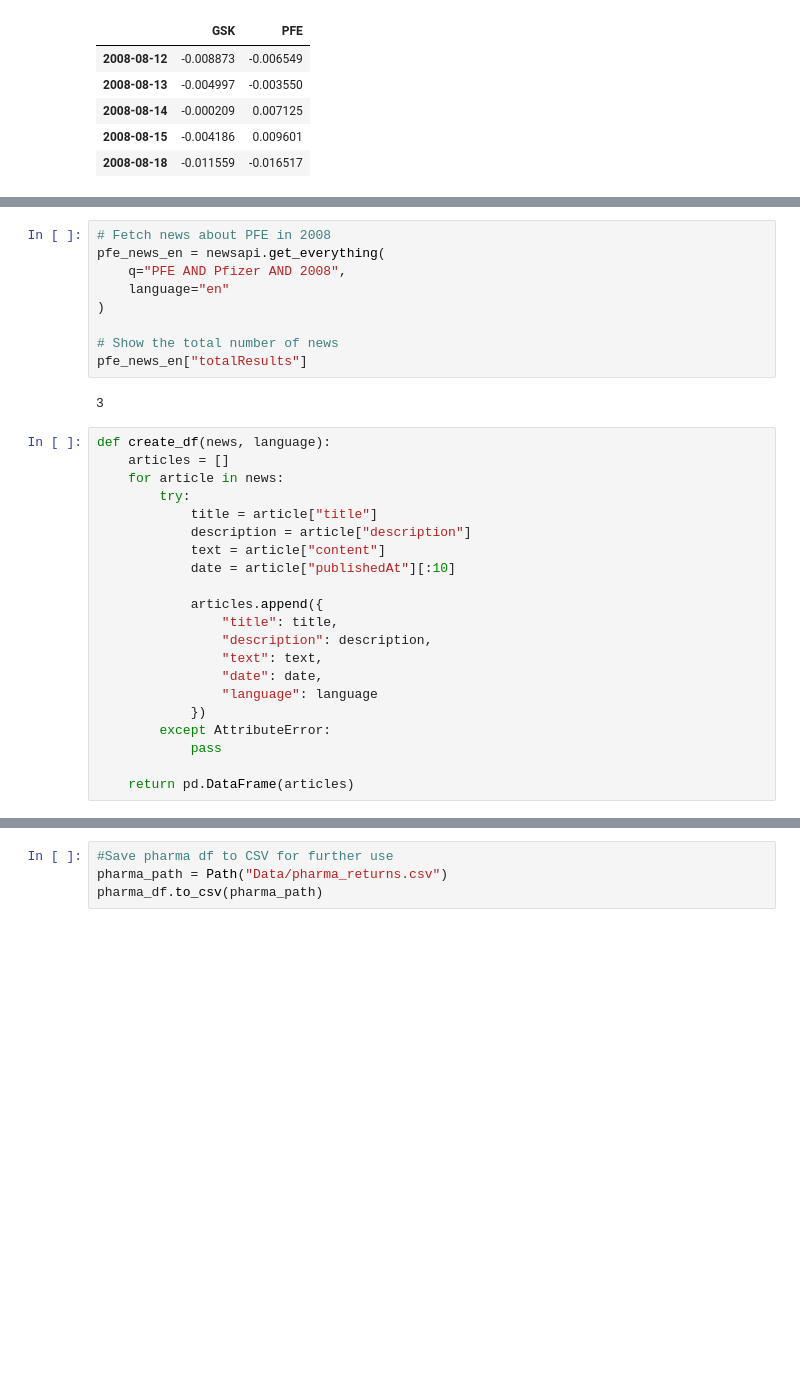
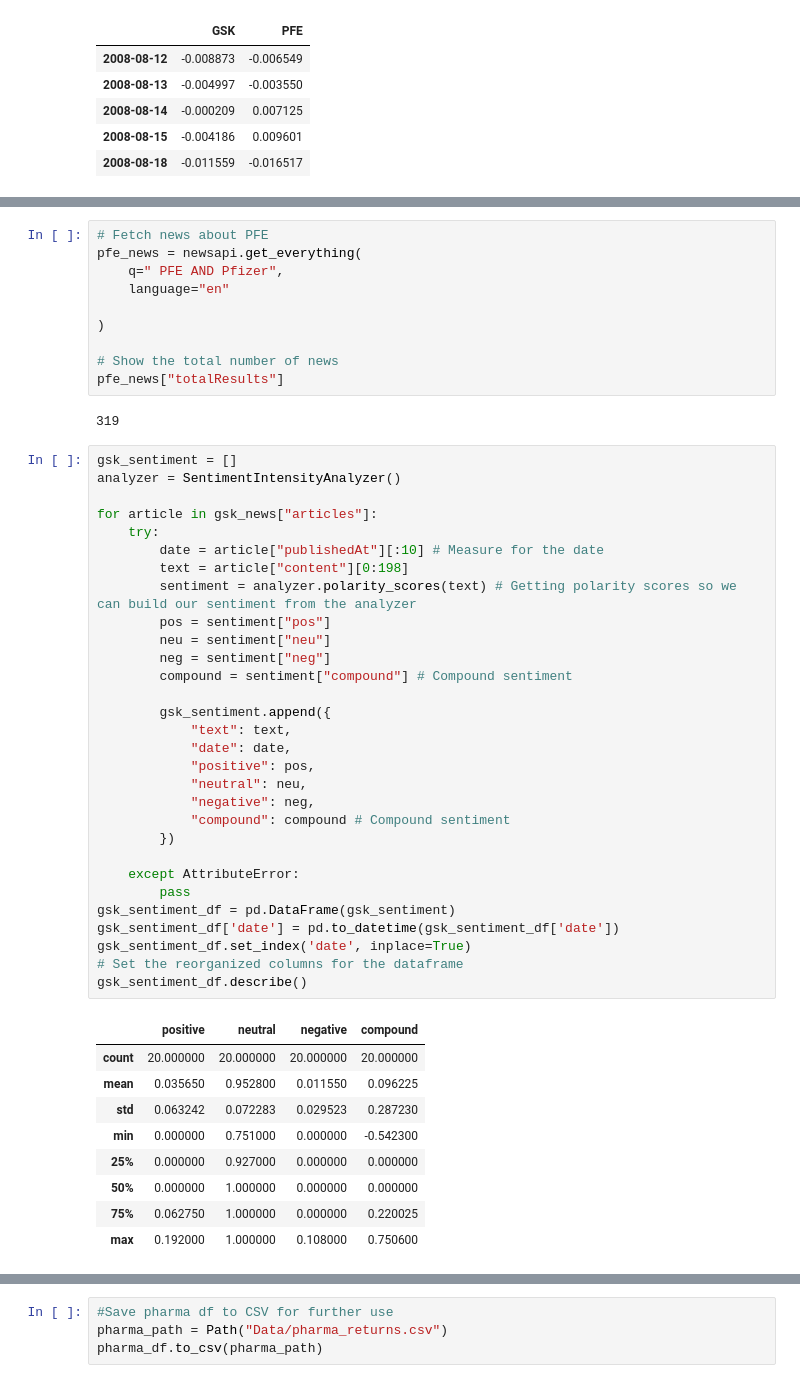
Before and after one commit to whitneydt/Algo_Project, a Jupyter notebook: Pharma.ipynb, the cells around one changed output, grey strips where cells are left out. Saved outputs shown, nothing was run; the diff lists cells and outputs as text; blank space fills up the shorter version.

```diff
--- a/Pharma.ipynb
+++ b/Pharma.ipynb
@@ -185,32 +190,52 @@ gsk_news_en["totalResults"]
 # %%
-# Fetch news about PFE in 2008
-pfe_news_en = newsapi.get_everything(
-    q="PFE AND Pfizer AND 2008",
+# Fetch news about PFE
+pfe_news = newsapi.get_everything(
+    q=" PFE AND Pfizer",
     language="en"
+
 )
 
 # Show the total number of news
-pfe_news_en["totalResults"]
+pfe_news["totalResults"]
 # %% [output]
-3
+319
 # %%
-def create_df(news, language):
-    articles = []
-    for article in news:
-        try:
-            title = article["title"]
-            description = article["description"]
-            text = article["content"]
-            date = article["publishedAt"][:10]
+gsk_sentiment = []
+analyzer = SentimentIntensityAnalyzer()
 
-            articles.append({
-                "title": title,
-                "description": description,
-                "text": text,
-                "date": date,
-                "language": language
-            })
-        except AttributeError:
-            pass
+for article in gsk_news["articles"]:
+    try:
+        date = article["publishedAt"][:10] # Measure for the date
+        text = article["content"][0:198]
+        sentiment = analyzer.polarity_scores(text) # Getting polarity scores so we can build our sentiment from the analyzer
+        pos = sentiment["pos"]
+        neu = sentiment["neu"]
+        neg = sentiment["neg"]
+        compound = sentiment["compound"] # Compound sentiment
 
-    return pd.DataFrame(articles)
+        gsk_sentiment.append({
+            "text": text,
+            "date": date,
+            "positive": pos,
+            "neutral": neu,
+            "negative": neg,
+            "compound": compound # Compound sentiment
+        })
+
+    except AttributeError:
+        pass
+gsk_sentiment_df = pd.DataFrame(gsk_sentiment)
+gsk_sentiment_df['date'] = pd.to_datetime(gsk_sentiment_df['date'])
+gsk_sentiment_df.set_index('date', inplace=True)
+# Set the reorganized columns for the dataframe
+gsk_sentiment_df.describe()
+# %% [output]
+|  | positive | neutral | negative | compound |
+| count | 20.000000 | 20.000000 | 20.000000 | 20.000000 |
+| mean | 0.035650 | 0.952800 | 0.011550 | 0.096225 |
+| std | 0.063242 | 0.072283 | 0.029523 | 0.287230 |
+| min | 0.000000 | 0.751000 | 0.000000 | -0.542300 |
+| 25% | 0.000000 | 0.927000 | 0.000000 | 0.000000 |
+| 50% | 0.000000 | 1.000000 | 0.000000 | 0.000000 |
+| 75% | 0.062750 | 1.000000 | 0.000000 | 0.220025 |
+| max | 0.192000 | 1.000000 | 0.108000 | 0.750600 |
```
Also changed, not shown: parts of 11 cells of this notebook, 5 other files.
